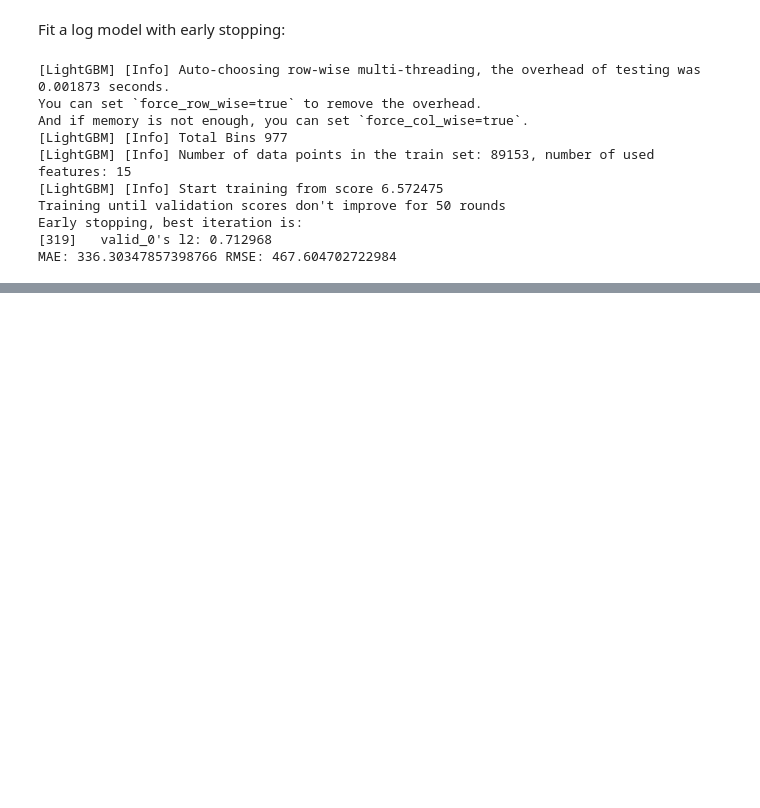
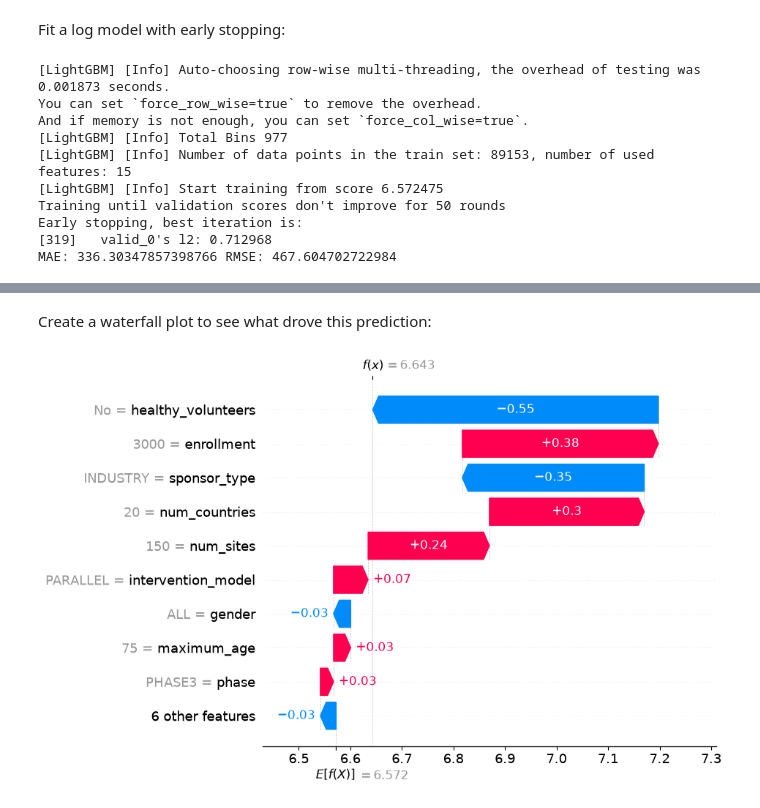
Before and after one commit to eth-tran/Pharmaceutical-Investment-Analysis, a Jupyter notebook: Analysis.ipynb, the cells around one changed output, grey strips where cells are left out. Saved outputs shown, nothing was run; the diff lists cells and outputs as text; code cells hidden in the pictures; blank space fills up the shorter version.

```diff
--- a/Analysis.ipynb
+++ b/Analysis.ipynb
@@ -187,0 +202,31 @@ Linear Regression — MAE: 377.2657946572878 RMSE: 640.276959747687
+# %%
+example_trials = pd.DataFrame([
+    { # Large late-stage industry trial
+        'phase': 'PHASE3', 'enrollment': 3000, 'sponsor_type': 'INDUSTRY',
+        'num_sites': 150, 'num_countries': 20, 'num_conditions': 1,
+        'num_interventions': 2, 'allocation': 'RANDOMIZED',
+        'intervention_model': 'PARALLEL', 'masking': 'QUADRUPLE',
+        'primary_purpose': 'TREATMENT', 'gender': 'ALL',
+        'minimum_age': 18, 'maximum_age': 75, 'healthy_volunteers': 'No'
+    },
+    { # Small early-stage NIH trial
+        'phase': 'PHASE1', 'enrollment': 40, 'sponsor_type': 'NIH',
+        'num_sites': 2, 'num_countries': 1, 'num_conditions': 1,
+        'num_interventions': 1, 'allocation': 'NON_RANDOMIZED',
+        'intervention_model': 'SINGLE_GROUP', 'masking': 'NONE',
+        'primary_purpose': 'TREATMENT', 'gender': 'ALL',
+        'minimum_age': 18, 'maximum_age': 65, 'healthy_volunteers': 'Yes'
+    },
+    { # Mid-size Phase 2 rare-disease-style trial
+        'phase': 'PHASE2', 'enrollment': 200, 'sponsor_type': 'INDUSTRY',
+        'num_sites': 25, 'num_countries': 5, 'num_conditions': 1,
+        'num_interventions': 1, 'allocation': 'RANDOMIZED',
+        'intervention_model': 'PARALLEL', 'masking': 'DOUBLE',
+        'primary_purpose': 'TREATMENT', 'gender': 'ALL',
+        'minimum_age': 18, 'maximum_age': 80, 'healthy_volunteers': 'No'
+    },
+])
+
+for col in categorical_cols:
+    example_trials[col] = example_trials[col].astype('category')
+example_trials = example_trials[feature_cols]
@@ -187,0 +245,9 @@ Linear Regression — MAE: 377.2657946572878 RMSE: 640.276959747687
+# %% [markdown]
+Create a waterfall plot to see what drove this prediction:
+# %%
+explainer = shap.TreeExplainer(model_log)
+shap_values_example = explainer(example_trials)
+
+shap.plots.waterfall(shap_values_example[0]) # Large late-stage industry trial
+# %% [output]
+[figure, added]
```
Also changed, not shown: parts of 16 cells of this notebook.
